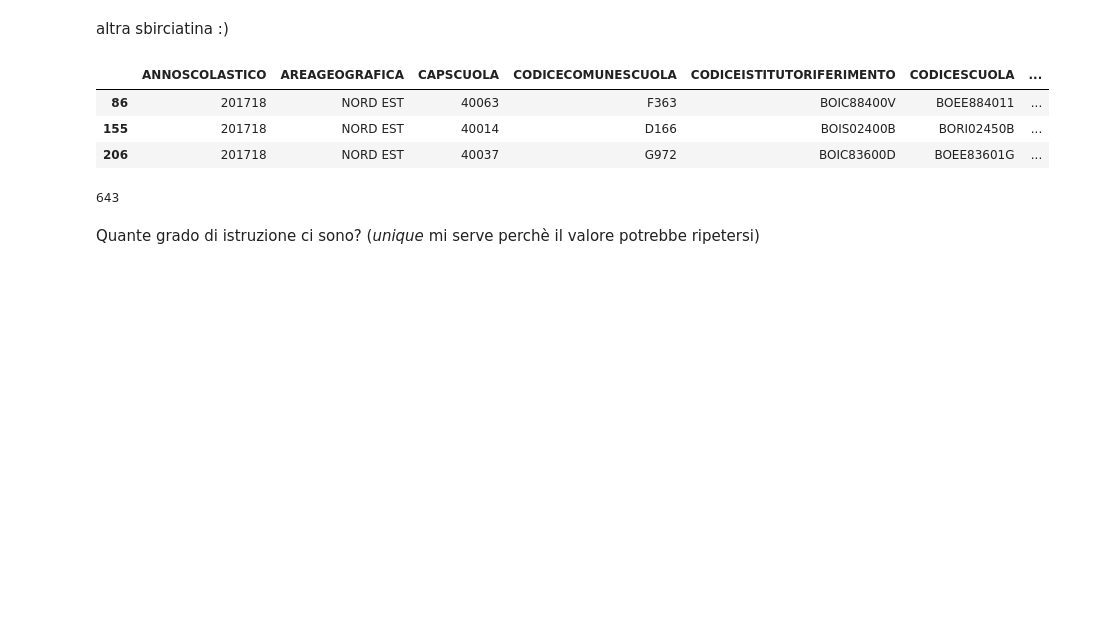
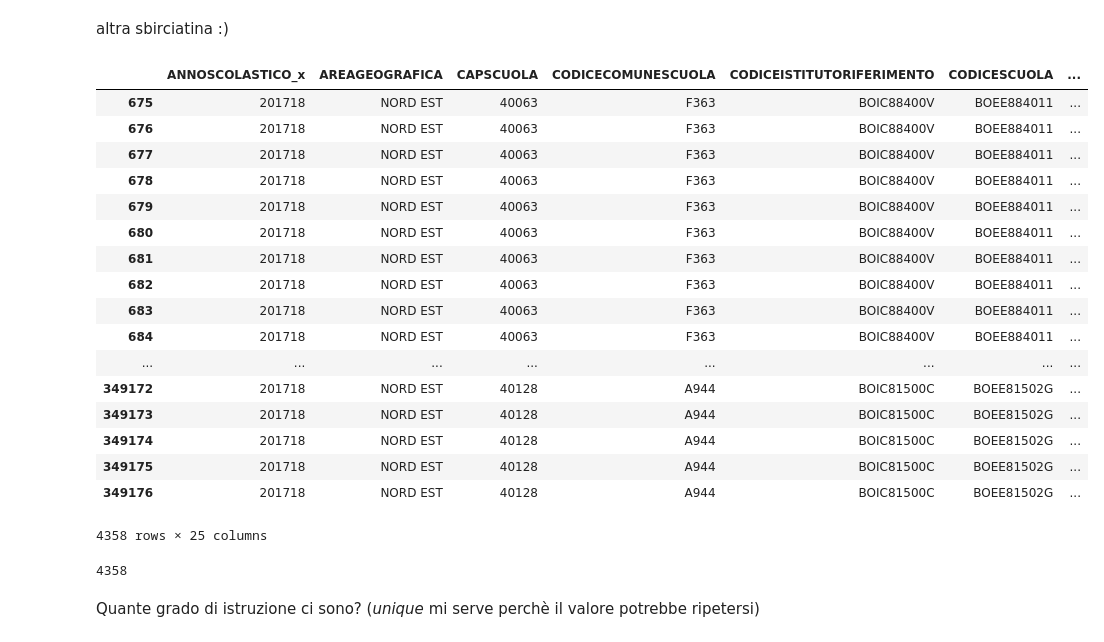
Before and after one commit to napo/opendatamiur, a Jupyter notebook: MIUR_OpenData.ipynb, the cells around one changed output. Cells and saved outputs as stored; diff of their text form; code cells hidden in the pictures; blank space fills up the shorter version.

```diff
--- a/MIUR_OpenData.ipynb
+++ b/MIUR_OpenData.ipynb
@@ -246,21 +317,35 @@ scuole_paritarie.groupby(scuole_paritarie.REGIONE).size().plot.bar()
 # %% [markdown]
 ... e prendiamo quelle della provincia di Bologna
 # %%
-scuole_provincia_bologna=scuole[scuole.PROVINCIA == 'BOLOGNA']
+scuole_provincia_bologna=scuole_anagrafica[scuole_anagrafica.PROVINCIA == 'BOLOGNA']
 # %% [markdown]
 altra sbirciatina :)
 # %%
-scuole_provincia_bologna.head(3)
+scuole_provincia_bologna
 # %% [output]
-|  | ANNOSCOLASTICO | AREAGEOGRAFICA | CAPSCUOLA | CODICECOMUNESCUOLA | CODICEISTITUTORIFERIMENTO | CODICESCUOLA | ... |
-| 86 | 201718 | NORD EST | 40063 | F363 | BOIC88400V | BOEE884011 | ... |
-| 155 | 201718 | NORD EST | 40014 | D166 | BOIS02400B | BORI02450B | ... |
-| 206 | 201718 | NORD EST | 40037 | G972 | BOIC83600D | BOEE83601G | ... |
+|  | ANNOSCOLASTICO_x | AREAGEOGRAFICA | CAPSCUOLA | CODICECOMUNESCUOLA | CODICEISTITUTORIFERIMENTO | CODICESCUOLA | ... |
+| 675 | 201718 | NORD EST | 40063 | F363 | BOIC88400V | BOEE884011 | ... |
+| 676 | 201718 | NORD EST | 40063 | F363 | BOIC88400V | BOEE884011 | ... |
+| 677 | 201718 | NORD EST | 40063 | F363 | BOIC88400V | BOEE884011 | ... |
+| 678 | 201718 | NORD EST | 40063 | F363 | BOIC88400V | BOEE884011 | ... |
+| 679 | 201718 | NORD EST | 40063 | F363 | BOIC88400V | BOEE884011 | ... |
+| 680 | 201718 | NORD EST | 40063 | F363 | BOIC88400V | BOEE884011 | ... |
+| 681 | 201718 | NORD EST | 40063 | F363 | BOIC88400V | BOEE884011 | ... |
+| 682 | 201718 | NORD EST | 40063 | F363 | BOIC88400V | BOEE884011 | ... |
+| 683 | 201718 | NORD EST | 40063 | F363 | BOIC88400V | BOEE884011 | ... |
+| 684 | 201718 | NORD EST | 40063 | F363 | BOIC88400V | BOEE884011 | ... |
+| ... | ... | ... | ... | ... | ... | ... | ... |
+| 349172 | 201718 | NORD EST | 40128 | A944 | BOIC81500C | BOEE81502G | ... |
+| 349173 | 201718 | NORD EST | 40128 | A944 | BOIC81500C | BOEE81502G | ... |
+| 349174 | 201718 | NORD EST | 40128 | A944 | BOIC81500C | BOEE81502G | ... |
+| 349175 | 201718 | NORD EST | 40128 | A944 | BOIC81500C | BOEE81502G | ... |
+| 349176 | 201718 | NORD EST | 40128 | A944 | BOIC81500C | BOEE81502G | ... |
+4358 rows × 25 columns
 # %%
 #Quante sono?
 scuole_provincia_bologna.CODICESCUOLA.size
 # %% [output]
-643
+4358
 # %% [markdown]
 Quante grado di istruzione ci sono?
 (_unique_ mi serve perchè il valore potrebbe ripetersi)
```
Also changed, not shown: parts of 8 cells of this notebook.
